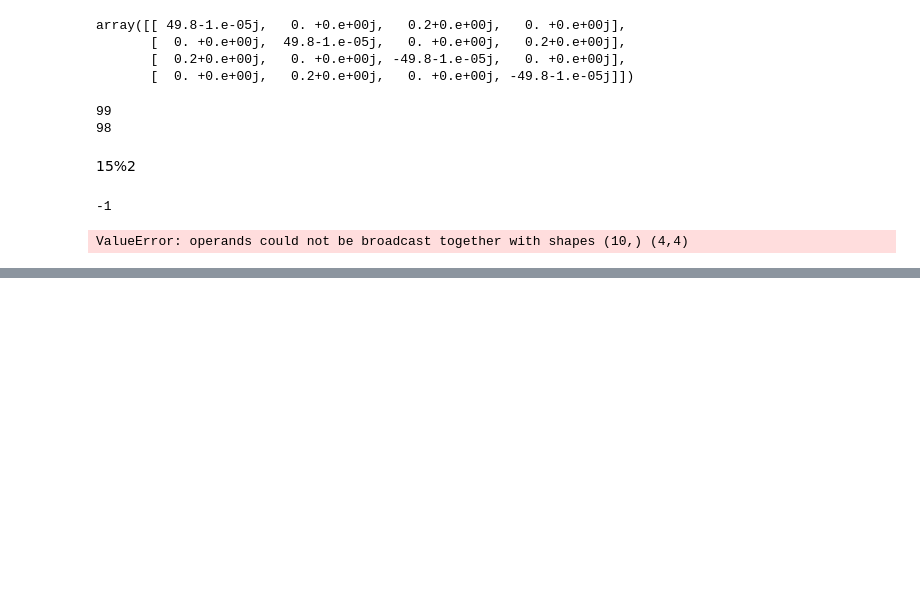
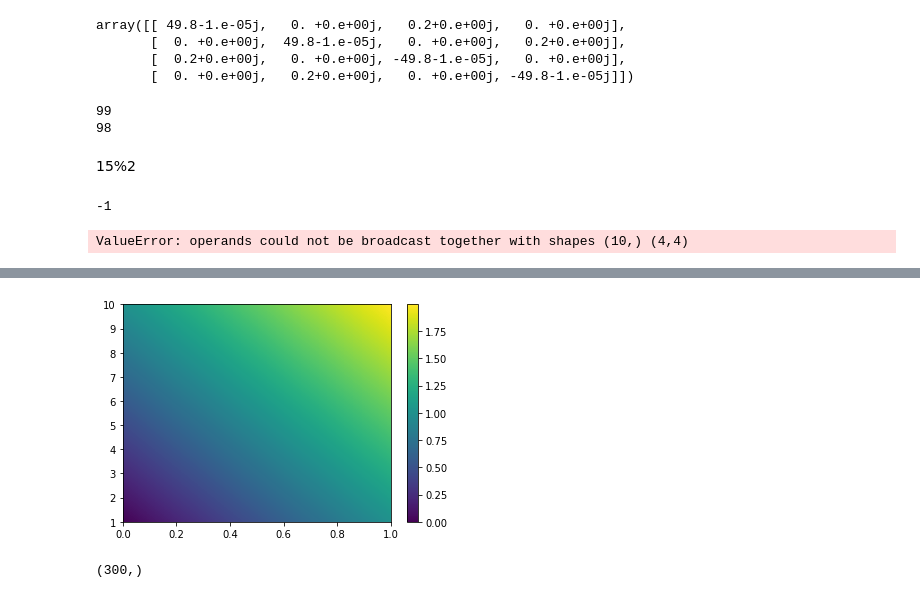
Before and after one commit to hainingpan/Conductance_Kwant, a Jupyter notebook: test.ipynb, the cells around one changed output, grey strips where cells are left out. Saved outputs shown, nothing was run; the diff lists cells and outputs as text; code cells hidden in the pictures; blank space fills up the shorter version.

```diff
--- a/test.ipynb
+++ b/test.ipynb
@@ -146,0 +205,4 @@ ValueError: operands could not be broadcast together with shapes (10,) (4,4)
+# %%
+plt.pcolormesh(x,x2,np.transpose(z));plt.colorbar();plt.savefig('t.png')
+# %% [output]
+[figure, added]
@@ -146,0 +211,4 @@ ValueError: operands could not be broadcast together with shapes (10,) (4,4)
+# %%
+x.shape
+# %% [output]
+(300,)
```
Also changed, not shown: parts of 15 cells of this notebook, 5 other files.
